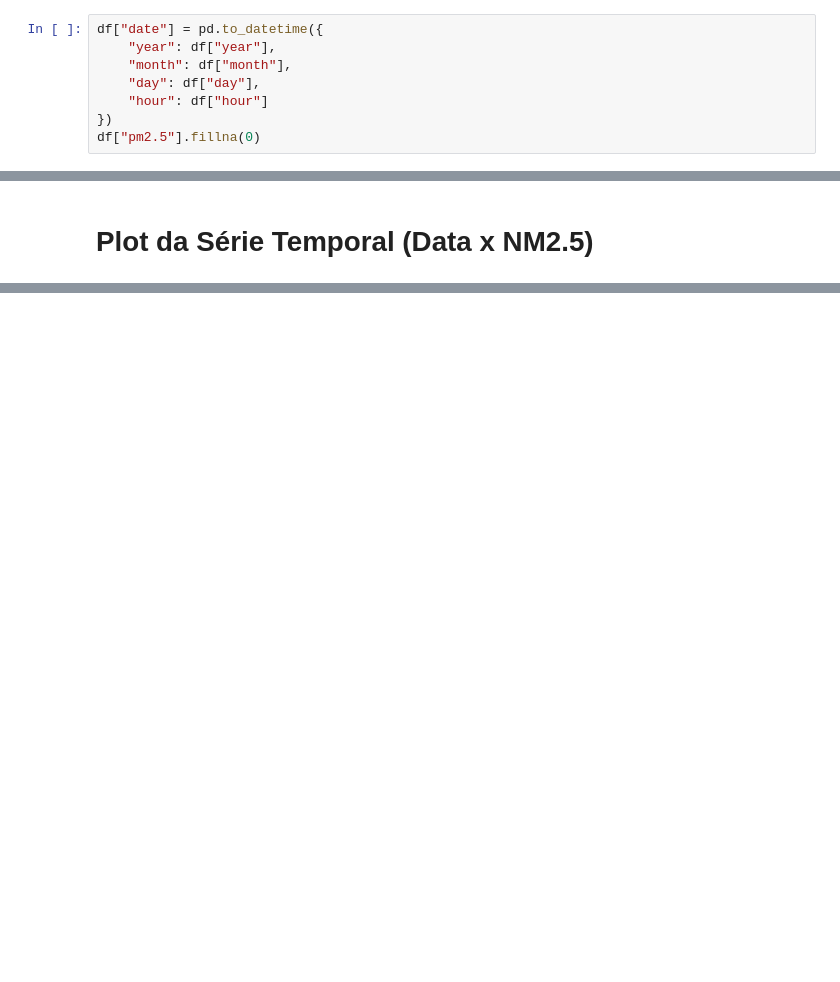
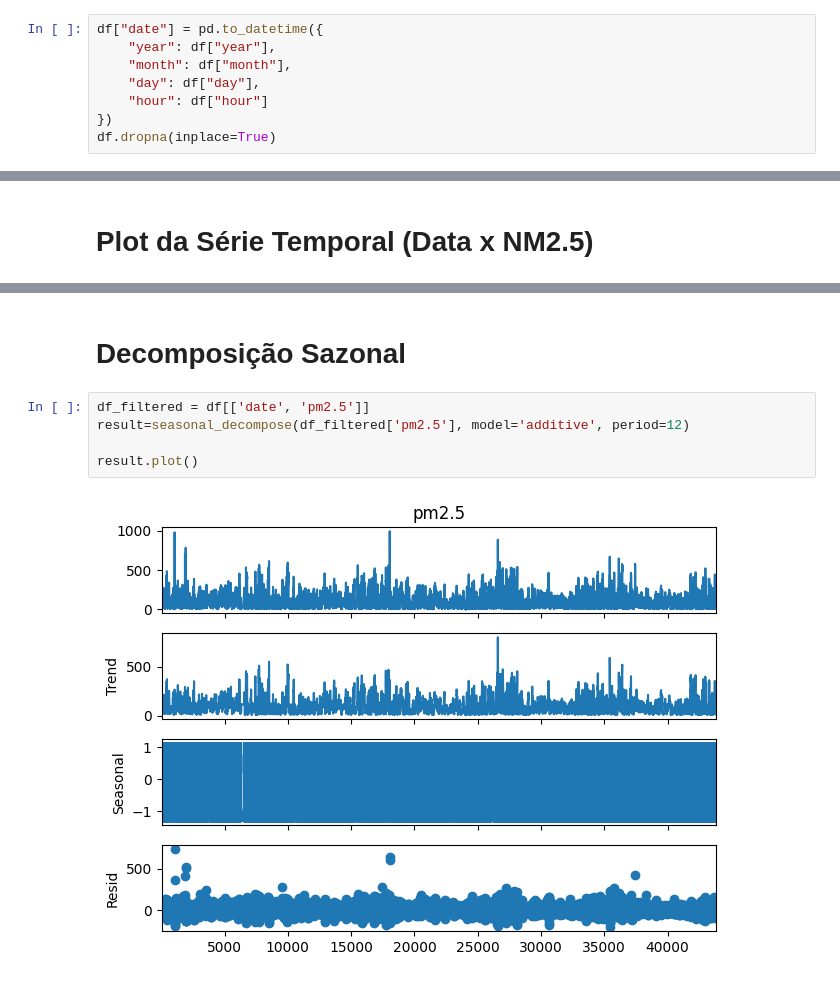
Before and after one commit to BccMaterial/CD-P2, a Jupyter notebook: notebooks/time_series_analysis.ipynb, the cells around one changed output, grey strips where cells are left out. Saved outputs shown, nothing was run; the diff lists cells and outputs as text; blank space fills up the shorter version.

```diff
--- a/notebooks/time_series_analysis.ipynb
+++ b/notebooks/time_series_analysis.ipynb
@@ -32,4 +34,4 @@ df["date"] = pd.to_datetime({
     "day": df["day"],
     "hour": df["hour"]
 })
-df["pm2.5"].fillna(0)
+df.dropna(inplace=True)
@@ -57,0 +47,9 @@ Text(0, 0.5, 'Qtd. de Partículas Microscópicas')
+# %% [markdown]
+# Decomposição Sazonal
+# %%
+df_filtered = df[['date', 'pm2.5']]
+result=seasonal_decompose(df_filtered['pm2.5'], model='additive', period=12)
+
+result.plot()
+# %% [output]
+[figure, added]
```
Also changed, not shown: parts of 7 cells of this notebook, 1 other file.
